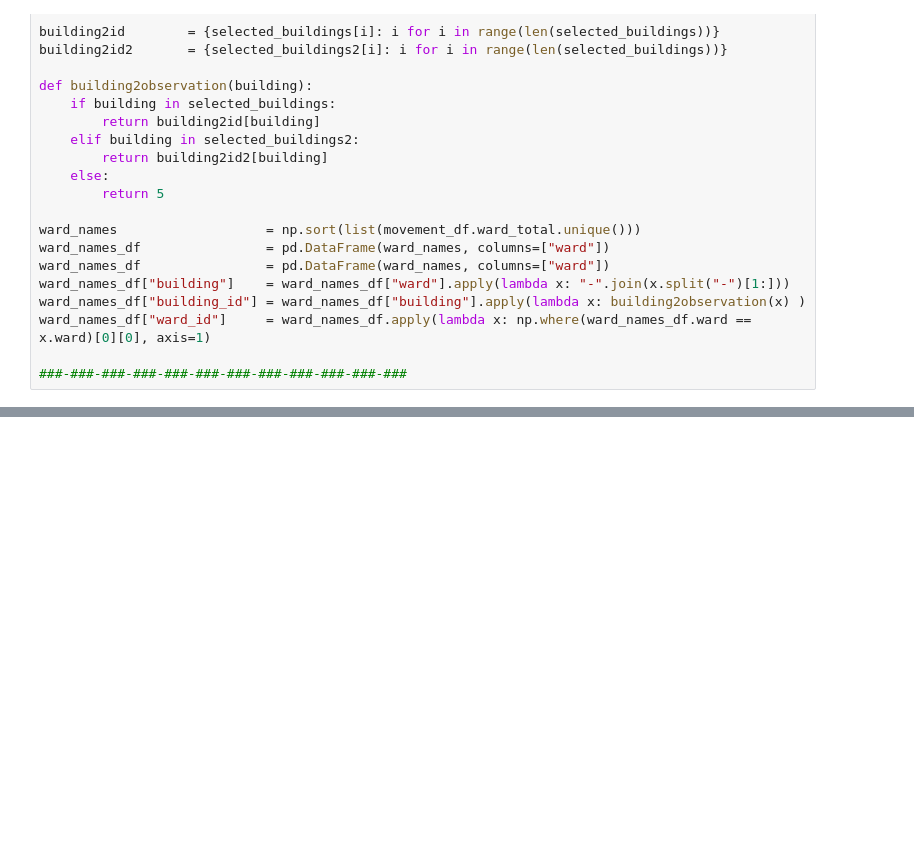
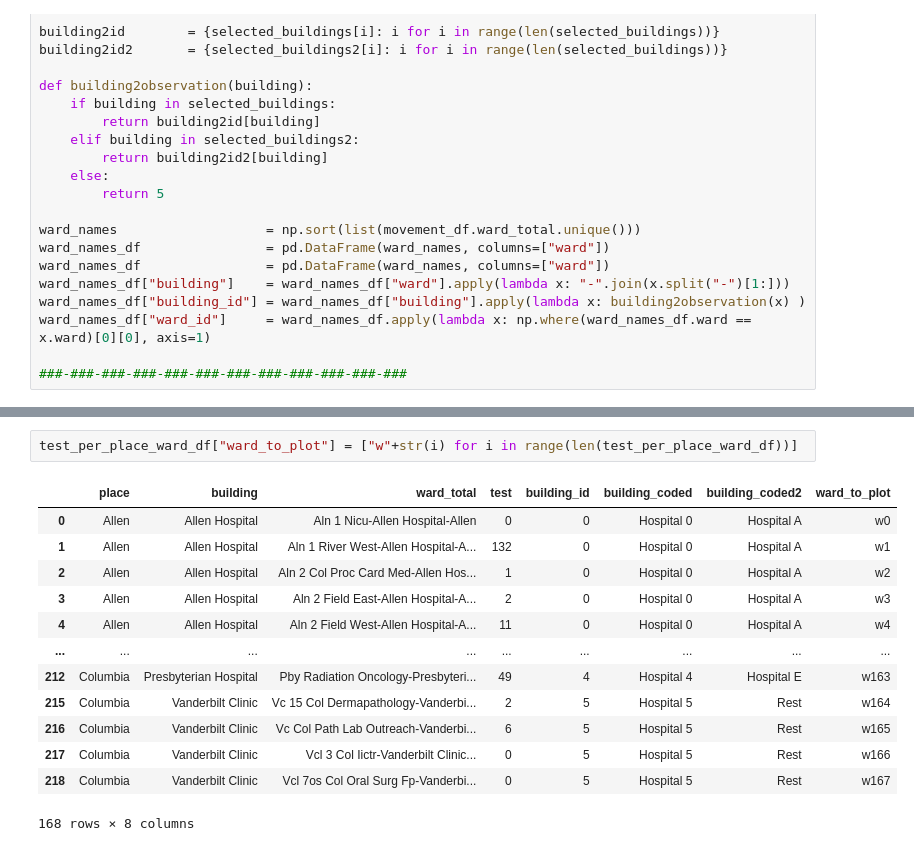
Before and after one commit to ChaosDonkey06/AMR_ABM2, a Jupyter notebook: manuscript/TestPerBuildingWard.ipynb, the cells around one changed output, grey strips where cells are left out. Drawn from its saved outputs; the diff is of its cells as text; blank space fills up the shorter version.

```diff
--- a/manuscript/TestPerBuildingWard.ipynb
+++ b/manuscript/TestPerBuildingWard.ipynb
@@ -137,3 +146,19 @@ fig.savefig(os.path.join(path_to_save_fig, "cultuer_per_building_figS12.png"), d
+# %%
+test_per_place_ward_df["ward_to_plot"] = ["w"+str(i) for i in range(len(test_per_place_ward_df))]
+# %% [output]
+|  | place | building | ward_total | test | building_id | building_coded | building_coded2 | ward_to_plot |
+| 0 | Allen | Allen Hospital | Aln 1 Nicu-Allen Hospital-Allen | 0 | 0 | Hospital 0 | Hospital A | w0 |
+| 1 | Allen | Allen Hospital | Aln 1 River West-Allen Hospital-A... | 132 | 0 | Hospital 0 | Hospital A | w1 |
+| 2 | Allen | Allen Hospital | Aln 2 Col Proc Card Med-Allen Hos... | 1 | 0 | Hospital 0 | Hospital A | w2 |
+| 3 | Allen | Allen Hospital | Aln 2 Field East-Allen Hospital-A... | 2 | 0 | Hospital 0 | Hospital A | w3 |
+| 4 | Allen | Allen Hospital | Aln 2 Field West-Allen Hospital-A... | 11 | 0 | Hospital 0 | Hospital A | w4 |
+| ... | ... | ... | ... | ... | ... | ... | ... | ... |
+| 212 | Columbia | Presbyterian Hospital | Pby Radiation Oncology-Presbyteri... | 49 | 4 | Hospital 4 | Hospital E | w163 |
+| 215 | Columbia | Vanderbilt Clinic | Vc 15 Col Dermapathology-Vanderbi... | 2 | 5 | Hospital 5 | Rest | w164 |
+| 216 | Columbia | Vanderbilt Clinic | Vc Col Path Lab Outreach-Vanderbi... | 6 | 5 | Hospital 5 | Rest | w165 |
+| 217 | Columbia | Vanderbilt Clinic | Vcl 3 Col Iictr-Vanderbilt Clinic... | 0 | 5 | Hospital 5 | Rest | w166 |
+| 218 | Columbia | Vanderbilt Clinic | Vcl 7os Col Oral Surg Fp-Vanderbi... | 0 | 5 | Hospital 5 | Rest | w167 |
+168 rows × 8 columns
 # %%
 fig     = plt.figure(constrained_layout=True, figsize=(39, 40))
 subfigs = fig.subfigures(3, 1, hspace=0.07, wspace=0.1,  height_ratios=[1/3, 1/3, 1/3])
```
Also changed, not shown: parts of 4 cells of this notebook, 20 other files.
